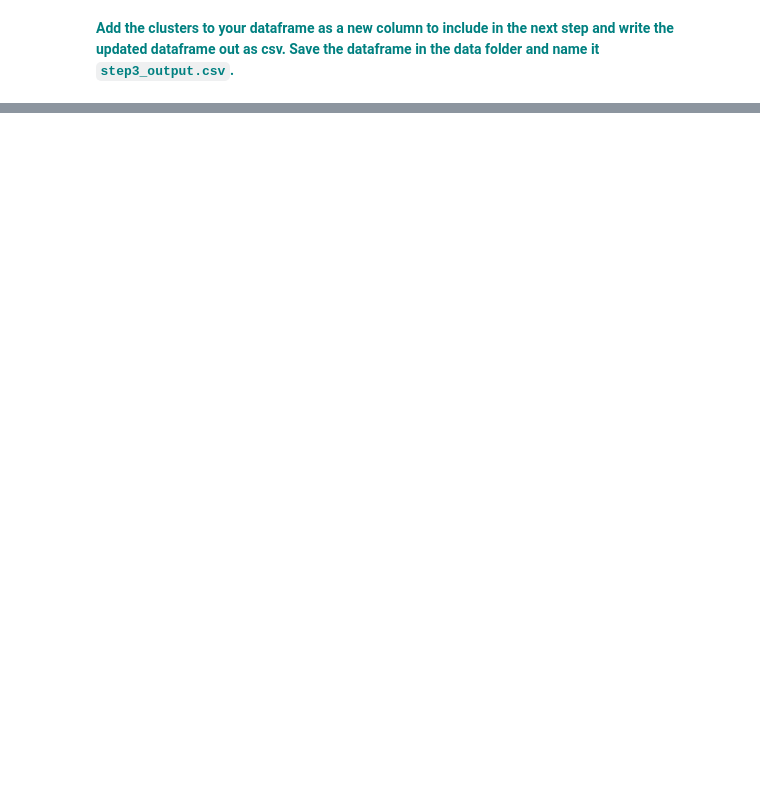
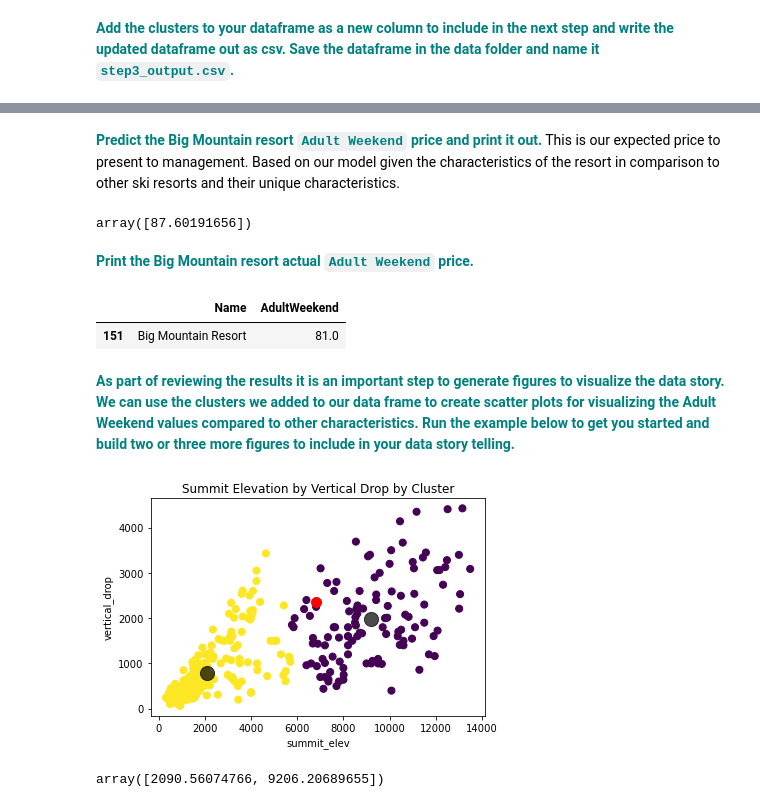
Before and after one commit to adreyzin/mySpringboardRepo, a Jupyter notebook: Guided Capstone/Guided Capstone.ipynb, the cells around one changed output, grey strips where cells are left out. Saved outputs shown, nothing was run; the diff lists cells and outputs as text; code cells hidden in the pictures; blank space fills up the shorter version.

```diff
--- a/Guided Capstone/3. Exploratory Data Analysis.ipynb
+++ b/Guided Capstone/Guided Capstone.ipynb
@@ -399,0 +1161,4 @@ dfno.to_csv('data/step3_output.csv')
+# %%
+dfbm=df[df['Name'].str.contains('Big Mountain')]
+dfall=df[~df['Name'].str.contains('Big Mountain')]
+df[df['Name'].str.contains('Big Mountain')]
@@ -399,0 +1225,36 @@ dfno.to_csv('data/step3_output.csv')
+# %% [markdown]
+**<font color='teal'> Predict the Big Mountain resort `Adult Weekend` price and print it out.</font>** This is our expected price to present to management. Based on our model given the characteristics of the resort in comparison to other ski resorts and their unique characteristics.
+# %%
+y_pred
+# %% [output]
+array([87.60191656])
+# %% [markdown]
+**<font color='teal'> Print the Big Mountain resort actual `Adult Weekend` price.</font>**
+# %%
+df[df['Name'].str.contains('Big Mountain')][['Name','AdultWeekend']]
+# %% [output]
+|  | Name | AdultWeekend |
+| 151 | Big Mountain Resort | 81.0 |
+# %% [markdown]
+**<font color='teal'> As part of reviewing the results it is an important step to generate figures to visualize the data story. We can use the clusters we added to our data frame to create scatter plots for visualizing the Adult Weekend values compared to other characteristics. Run the example below to get you started and build two or three more figures to include in your data story telling.</font>**
+# %%
+from sklearn.cluster import KMeans
+x = df.drop(['Name'], axis =1).values
+kmeans3 = KMeans(n_clusters=2)
+y_kmeans3 = kmeans3.fit_predict(x)
+centers = kmeans3.cluster_centers_
+
+plt.scatter(df['summit_elev'], df['vertical_drop'], c=df['clusters'], s=50, cmap='viridis', label ='clusters')
+plt.scatter(centers[:, 0], centers[:, 1], c='black', s=200, alpha=0.7);
+plt.scatter(dfbm['summit_elev'], dfbm['vertical_drop'], c='red', s=100)
+plt.xlabel('summit_elev')
+plt.ylabel('vertical_drop')
+plt.title('Summit Elevation by Vertical Drop by Cluster')
+plt.savefig('figures/fig1.png',bbox_inches='tight')
+# %% [output]
+[figure, added]
+# %%
+#plt.scatter(centers[:, 0], centers[:, 1], c='black', s=200, alpha=0.7);
+centers[:, 0]
+# %% [output]
+array([2090.56074766, 9206.20689655])
```
Also changed, not shown: parts of 153 cells of this notebook, 7 other files.
